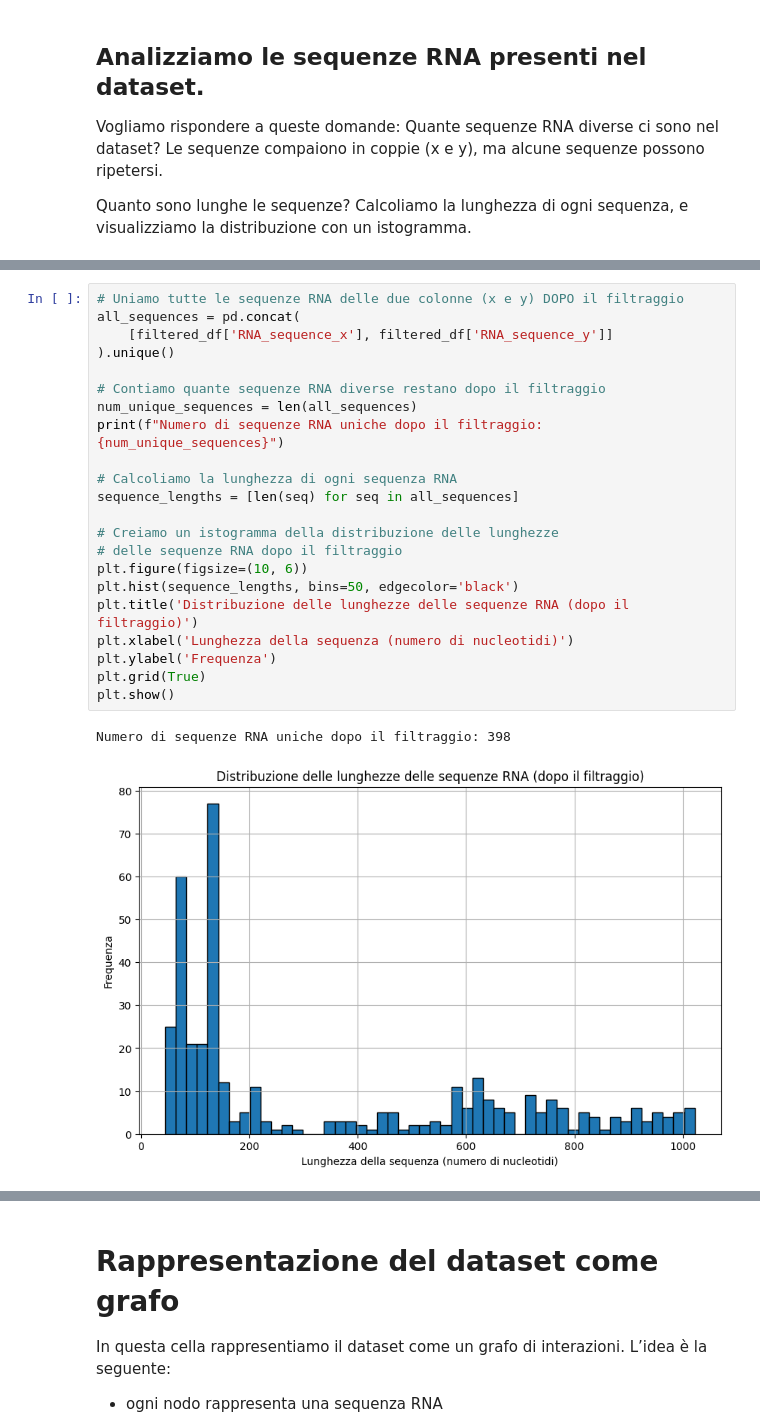
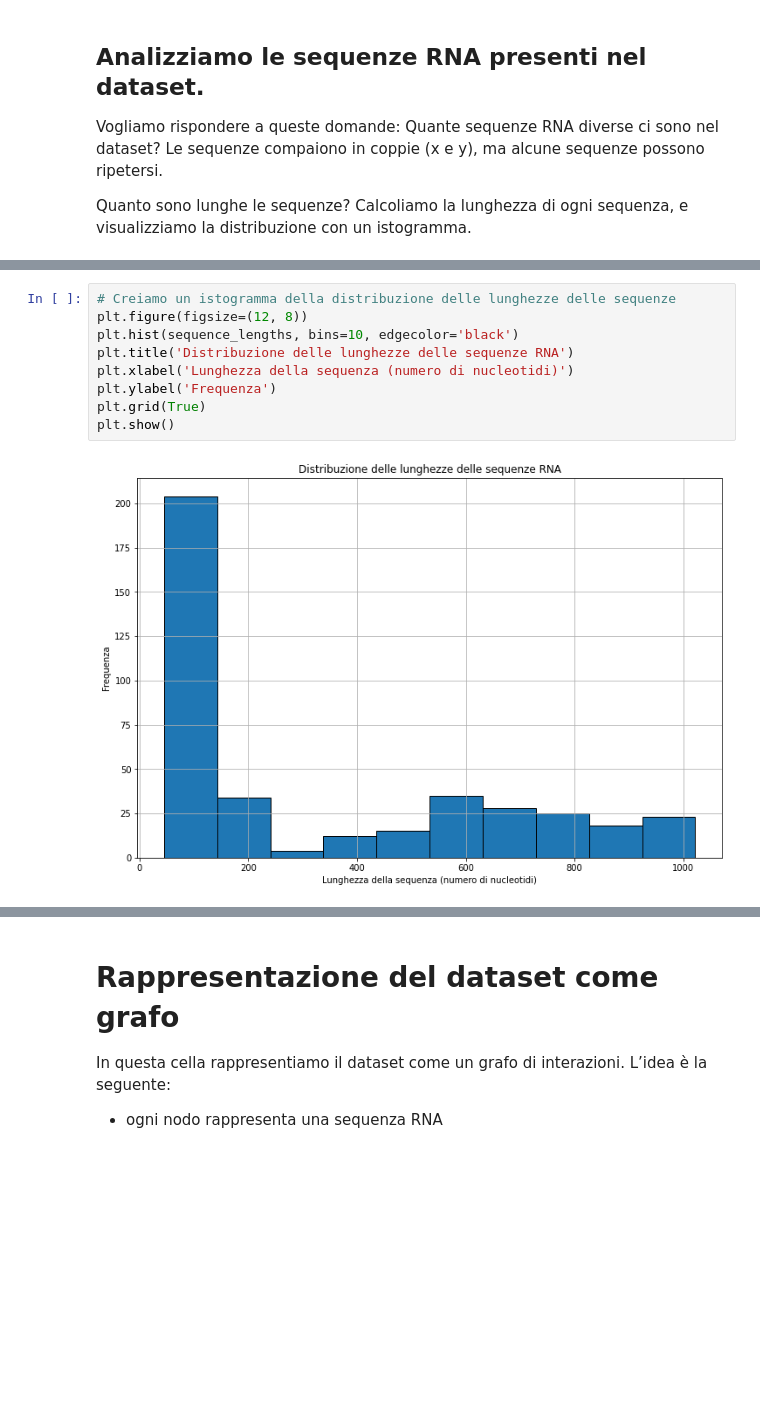
Before and after one commit to NicoRota-0/DIGA_RNA, a Jupyter notebook: dataset.ipynb, the cells around one changed output, grey strips where cells are left out. Cells and saved outputs as stored; diff of their text form; blank space fills up the shorter version.

```diff
--- a/dataset.ipynb
+++ b/dataset.ipynb
@@ -109,26 +72,12 @@ dtype: int64
 # %%
-# Uniamo tutte le sequenze RNA delle due colonne (x e y) DOPO il filtraggio
-all_sequences = pd.concat(
-    [filtered_df['RNA_sequence_x'], filtered_df['RNA_sequence_y']]
-).unique()
-
-# Contiamo quante sequenze RNA diverse restano dopo il filtraggio
-num_unique_sequences = len(all_sequences)
-print(f"Numero di sequenze RNA uniche dopo il filtraggio: {num_unique_sequences}")
-
-# Calcoliamo la lunghezza di ogni sequenza RNA
-sequence_lengths = [len(seq) for seq in all_sequences]
-
-# Creiamo un istogramma della distribuzione delle lunghezze
-# delle sequenze RNA dopo il filtraggio
-plt.figure(figsize=(10, 6))
-plt.hist(sequence_lengths, bins=50, edgecolor='black')
-plt.title('Distribuzione delle lunghezze delle sequenze RNA (dopo il filtraggio)')
+# Creiamo un istogramma della distribuzione delle lunghezze delle sequenze
+plt.figure(figsize=(12, 8))
+plt.hist(sequence_lengths, bins=10, edgecolor='black')
+plt.title('Distribuzione delle lunghezze delle sequenze RNA')
 plt.xlabel('Lunghezza della sequenza (numero di nucleotidi)')
 plt.ylabel('Frequenza')
 plt.grid(True)
 plt.show()
 # %% [output]
-Numero di sequenze RNA uniche dopo il filtraggio: 398
-[figure, old version]
+[figure, new version]
 # %% [markdown]
```
Also changed, not shown: parts of 20 cells of this notebook.
